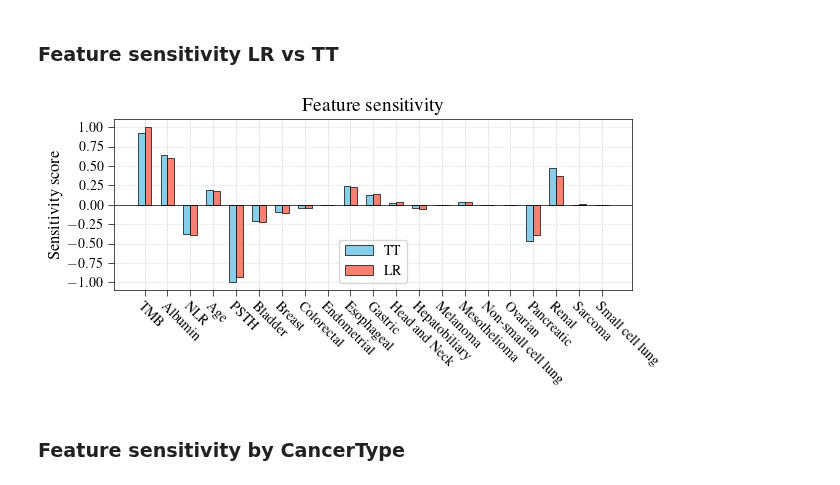
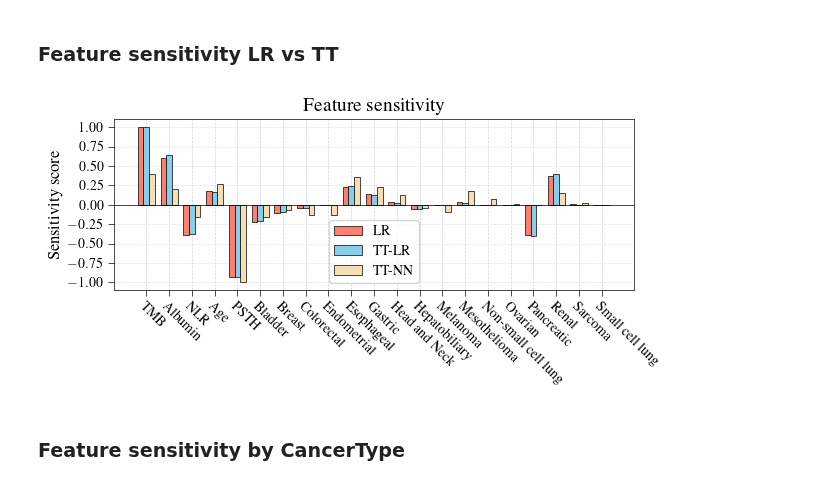
Before and after one commit to joserapa98/tns4loris, a Jupyter notebook: interpretability/interpretability.ipynb, the cells around one changed output. Saved outputs shown, nothing was run; the diff lists cells and outputs as text; code cells hidden in the pictures.

```diff
--- a/interpretability/interpretability.ipynb
+++ b/interpretability/interpretability.ipynb
@@ -13,7 +13,7 @@ from utils import *
 cwd = os.getcwd()
 data_dir = os.path.join(cwd, '..')
 
-models_dir = os.path.join(cwd, 'models')
+models_dir = os.path.join(cwd, 'results', 'models')
 os.makedirs(models_dir, exist_ok=True)
 
 model_name = 'lr'
@@ -232,0 +319,8 @@ Test:
+# %%
+# save
+# torch.save(mps_nn.tensors, os.path.join(models_dir, 'mps_nn.pt'))
+
+# load
+cores = torch.load(os.path.join(models_dir, 'mps_nn.pt'))
+mps_nn = tk.models.MPSLayer(tensors=cores)
+mps_nn.trace(torch.zeros(1, xt_sketch.size(1), phys_dim))
@@ -700,6 +859,7 @@ os.makedirs(figures_dir, exist_ok=True)
 # Collect sensitivity scores
 lr_van_scores = []
 tt_scores = []
+tt_nn_scores = []
 for feat in featuresNA:
     lr_van_scores.append(feature_sensitivity_cond(feat, lr_van_model, xt_train,
                                                   featuresNA, scalers_train))
@@ -713,60 +873,77 @@ for feat in featuresNA:
                                               x_train=xt_train,
                                               discr_steps=int(1e5),
                                               scalers_dict=scalers_train))
+    tt_nn_scores.append(feature_sensitivity_marg(feature=feat,
+                                                 mps=mps_nn,
+                                                 in_features=featuresNA,
+                                                 out_feature=phenoNA,
+                                                 num_features=numeric_featuresNA,
+                                                 n_classes=n_classes,
+                                                 phys_dim=phys_dim,
+                                                 x_train=xt_train,
+                                                 discr_steps=int(1e5),
+                                                 scalers_dict=scalers_train))
 
 lr_van_scores = torch.stack(lr_van_scores, dim=0)
 lr_van_scores = lr_van_scores / lr_van_scores.abs().max()
 
 tt_scores = torch.tensor(tt_scores)
 tt_scores = tt_scores / tt_scores.abs().max()
+
+tt_nn_scores = torch.tensor(tt_nn_scores)
+tt_nn_scores = tt_nn_scores / tt_nn_scores.abs().max()
 # %%
 # Bar plot setup
 x = torch.arange(len(featuresNA)) * 2  # label locations
-width = 0.6  # width of the bars
+width = 0.5  # width of the bars
 
 fig, ax = plt.subplots(figsize=(6.5, 3.25))
-bars1 = ax.bar(x - width / 2, tt_scores, width,
-               label='TT', color='skyblue',
-               edgecolor='black', linewidth=0.5)
-bars2 = ax.bar(x + width / 2, lr_van_scores, width,
+bars1 = ax.bar(x - width, lr_van_scores, width,
                label='LR', color='salmon',
                edgecolor='black', linewidth=0.5)
+bars2 = ax.bar(x, tt_scores, width,
+               label='TT-LR', color='skyblue',
+               edgecolor='black', linewidth=0.5)
+bars3 = ax.bar(x + width, tt_nn_scores, width,
+               label='TT-NN', color='wheat',
+               edgecolor='black', linewidth=0.5)
+
 
 # Axes settings
 # ax.set_xlabel('Feature')
 ax.set_ylabel('Sensitivity score')
 ax.set_title('Feature sensitivity')
 ax.set_xticks(x)
 ax.set_xticklabels([plot_labels[feat] for feat in featuresNA],
                    rotation=-45, ha='left', rotation_mode='anchor')
 ax.legend(loc='lower center')
 
 # Horizontal line at y=0
 ax.axhline(0, color='black', linewidth=0.5)
 
 # Vertical lines at each x-tick
 for xpos in x:
     ax.axvline(x=xpos, color='lightgrey',
                linestyle='--', linewidth=0.5, alpha=1, zorder=-1)
 
 # Y-ticks every 0.1
 ymin, ymax = ax.get_ylim()
 # yticks = np.arange(round(ymin,1), round(ymax+0.1,1), 0.3)
 yticks = np.arange(-1, 1.25, 0.25)
 ax.set_yticks(np.arange(-1, 1.25, 0.25))
 ax.set_ylim(-1.1, 1.1)
 
 # Horizontal grey lines at each y-tick
 for y in yticks:
     ax.axhline(y=y, color='lightgrey',
                linestyle='--', linewidth=0.5, alpha=0.7, zorder=-1)
 
 plt.tight_layout()
-plt.savefig(os.path.join(figures_dir, 'feat_sensitivity.pdf'),
-            bbox_inches='tight')
+# plt.savefig(os.path.join(figures_dir, 'feat_sensitivity.pdf'),
+#             bbox_inches='tight')
 plt.show()
 # %% [output]
-[figure, old version]
+[figure, new version]
 # %% [markdown]
 ### Feature sensitivity by CancerType
 # %%
```
Also changed, not shown: parts of 26 cells of this notebook, 5 other files.
